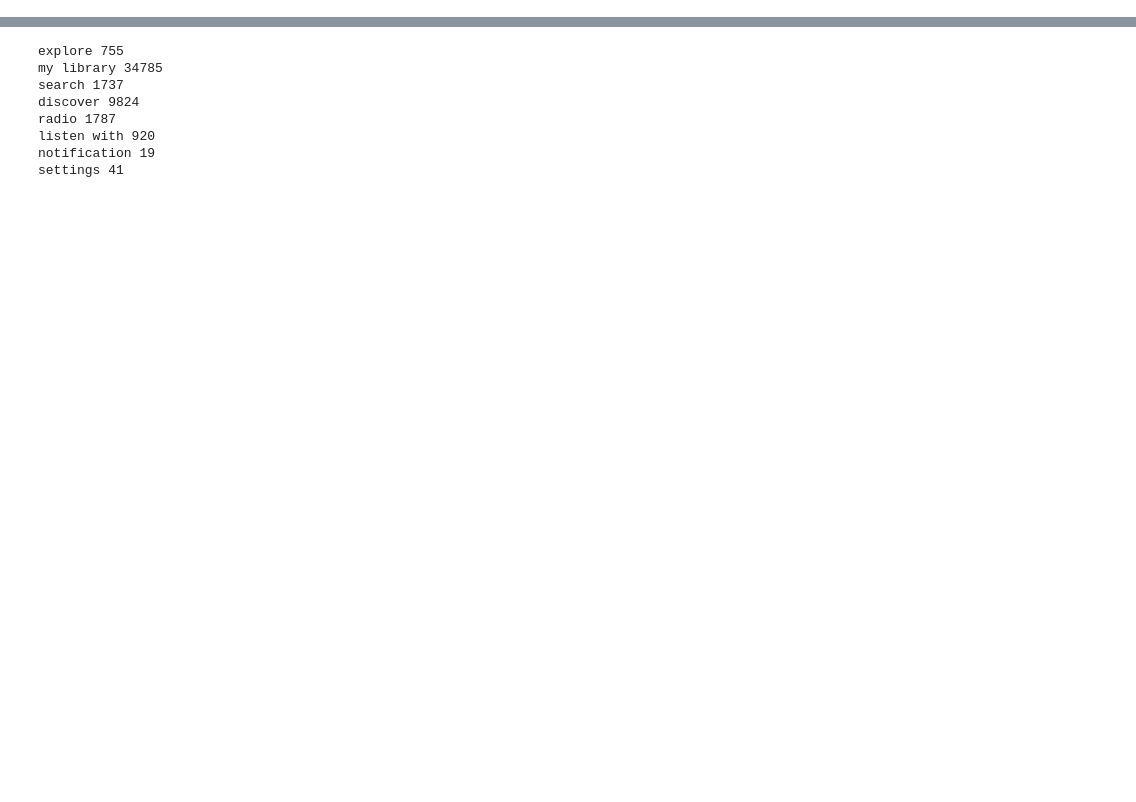
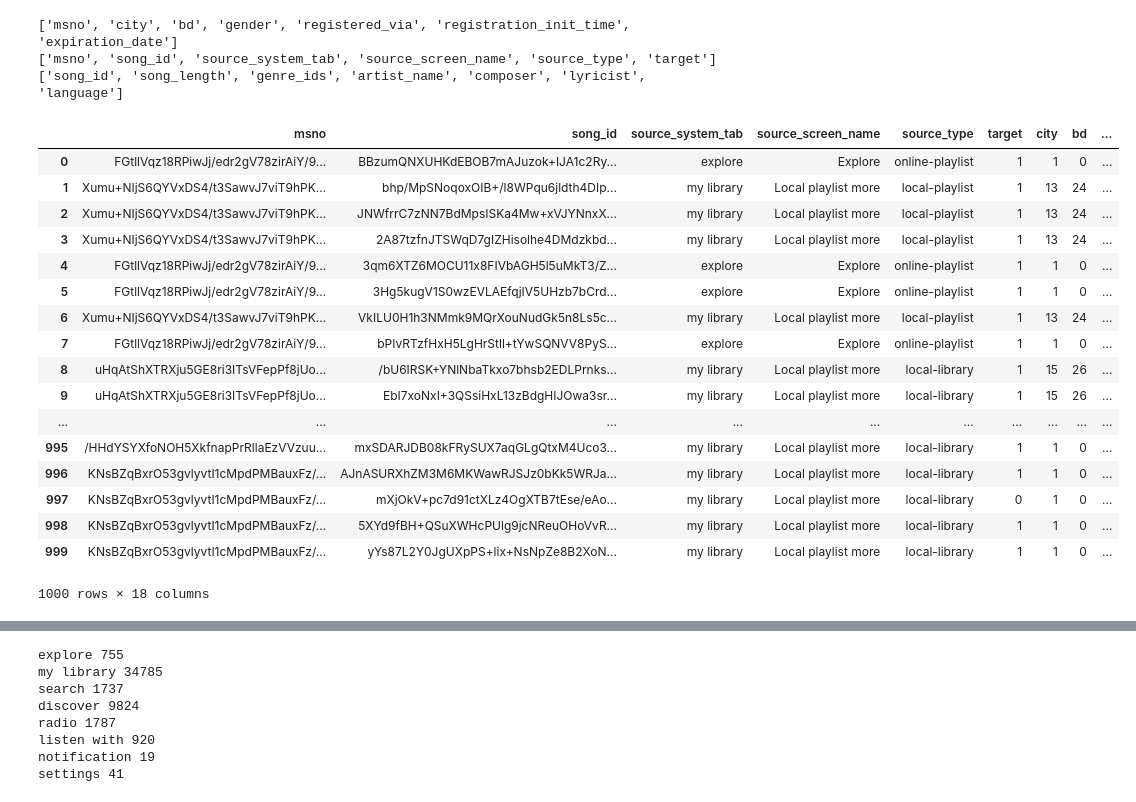
Before and after one commit to jailson-dias/aprendizagem-de-maquina, a Jupyter notebook: Projeto 2/Projeto AM.ipynb, the cells around one changed output, grey strips where cells are left out. Cells and saved outputs as stored; diff of their text form; code cells hidden in the pictures; blank space fills up the shorter version.

```diff
--- a/Projeto 2/Projeto AM.ipynb
+++ b/Projeto 2/Projeto AM.ipynb
@@ -35,5 +33,5 @@ def plot_bar(quantidade, label):
 
 # plot_bar([5,3,4], ["x1","x2","x3"])
 # %%
-data_set = pd.read_csv('train.csv', sep=',', nrows=500000) # skiprows utilizado para pular as 3 primeiras linhas do aquivo
-# data_set.plot.bar()
+# read train
+train = pd.read_csv('train.csv', sep=',', nrows=1000) # nrows = ler as n primeiras linhas do arquivo
@@ -39,0 +44,35 @@ data_set = pd.read_csv('train.csv', sep=',', nrows=500000) # skiprows utilizado
+# %%
+columns_member = member.columns.tolist()
+columns_train = train.columns.tolist()
+columns_song = song.columns.tolist()
+print (columns_member)
+print (columns_train)
+print (columns_song)
+# %% [output]
+['msno', 'city', 'bd', 'gender', 'registered_via', 'registration_init_time', 'expiration_date']
+['msno', 'song_id', 'source_system_tab', 'source_screen_name', 'source_type', 'target']
+['song_id', 'song_length', 'genre_ids', 'artist_name', 'composer', 'lyricist', 'language']
+# %%
+
+tt = train.merge(member[columns_member], on='msno', how='left')
+tt = tt.merge(song[columns_song], on='song_id', how='left')
+tt
+# %% [output]
+|  | msno | song_id | source_system_tab | source_screen_name | source_type | target | city | bd | ... |
+| 0 | FGtllVqz18RPiwJj/edr2gV78zirAiY/9... | BBzumQNXUHKdEBOB7mAJuzok+IJA1c2Ry... | explore | Explore | online-playlist | 1 | 1 | 0 | ... |
+| 1 | Xumu+NIjS6QYVxDS4/t3SawvJ7viT9hPK... | bhp/MpSNoqoxOIB+/l8WPqu6jldth4DIp... | my library | Local playlist more | local-playlist | 1 | 13 | 24 | ... |
+| 2 | Xumu+NIjS6QYVxDS4/t3SawvJ7viT9hPK... | JNWfrrC7zNN7BdMpsISKa4Mw+xVJYNnxX... | my library | Local playlist more | local-playlist | 1 | 13 | 24 | ... |
+| 3 | Xumu+NIjS6QYVxDS4/t3SawvJ7viT9hPK... | 2A87tzfnJTSWqD7gIZHisolhe4DMdzkbd... | my library | Local playlist more | local-playlist | 1 | 13 | 24 | ... |
+| 4 | FGtllVqz18RPiwJj/edr2gV78zirAiY/9... | 3qm6XTZ6MOCU11x8FIVbAGH5l5uMkT3/Z... | explore | Explore | online-playlist | 1 | 1 | 0 | ... |
+| 5 | FGtllVqz18RPiwJj/edr2gV78zirAiY/9... | 3Hg5kugV1S0wzEVLAEfqjIV5UHzb7bCrd... | explore | Explore | online-playlist | 1 | 1 | 0 | ... |
+| 6 | Xumu+NIjS6QYVxDS4/t3SawvJ7viT9hPK... | VkILU0H1h3NMmk9MQrXouNudGk5n8Ls5c... | my library | Local playlist more | local-playlist | 1 | 13 | 24 | ... |
+| 7 | FGtllVqz18RPiwJj/edr2gV78zirAiY/9... | bPIvRTzfHxH5LgHrStll+tYwSQNVV8PyS... | explore | Explore | online-playlist | 1 | 1 | 0 | ... |
+| 8 | uHqAtShXTRXju5GE8ri3ITsVFepPf8jUo... | /bU6IRSK+YNlNbaTkxo7bhsb2EDLPrnks... | my library | Local playlist more | local-library | 1 | 15 | 26 | ... |
+| 9 | uHqAtShXTRXju5GE8ri3ITsVFepPf8jUo... | EbI7xoNxI+3QSsiHxL13zBdgHIJOwa3sr... | my library | Local playlist more | local-library | 1 | 15 | 26 | ... |
+| ... | ... | ... | ... | ... | ... | ... | ... | ... | ... |
+| 995 | /HHdYSYXfoNOH5XkfnapPrRllaEzVVzuu... | mxSDARJDB08kFRySUX7aqGLgQtxM4Uco3... | my library | Local playlist more | local-library | 1 | 1 | 0 | ... |
+| 996 | KNsBZqBxrO53gvlyvtI1cMpdPMBauxFz/... | AJnASURXhZM3M6MKWawRJSJz0bKk5WRJa... | my library | Local playlist more | local-library | 1 | 1 | 0 | ... |
+| 997 | KNsBZqBxrO53gvlyvtI1cMpdPMBauxFz/... | mXjOkV+pc7d91ctXLz4OgXTB7tEse/eAo... | my library | Local playlist more | local-library | 0 | 1 | 0 | ... |
+| 998 | KNsBZqBxrO53gvlyvtI1cMpdPMBauxFz/... | 5XYd9fBH+QSuXWHcPUlg9jcNReuOHoVvR... | my library | Local playlist more | local-library | 1 | 1 | 0 | ... |
+| 999 | KNsBZqBxrO53gvlyvtI1cMpdPMBauxFz/... | yYs87L2Y0JgUXpPS+lix+NsNpZe8B2XoN... | my library | Local playlist more | local-library | 1 | 1 | 0 | ... |
+1000 rows × 18 columns
```
Also changed, not shown: parts of 6 cells of this notebook.
